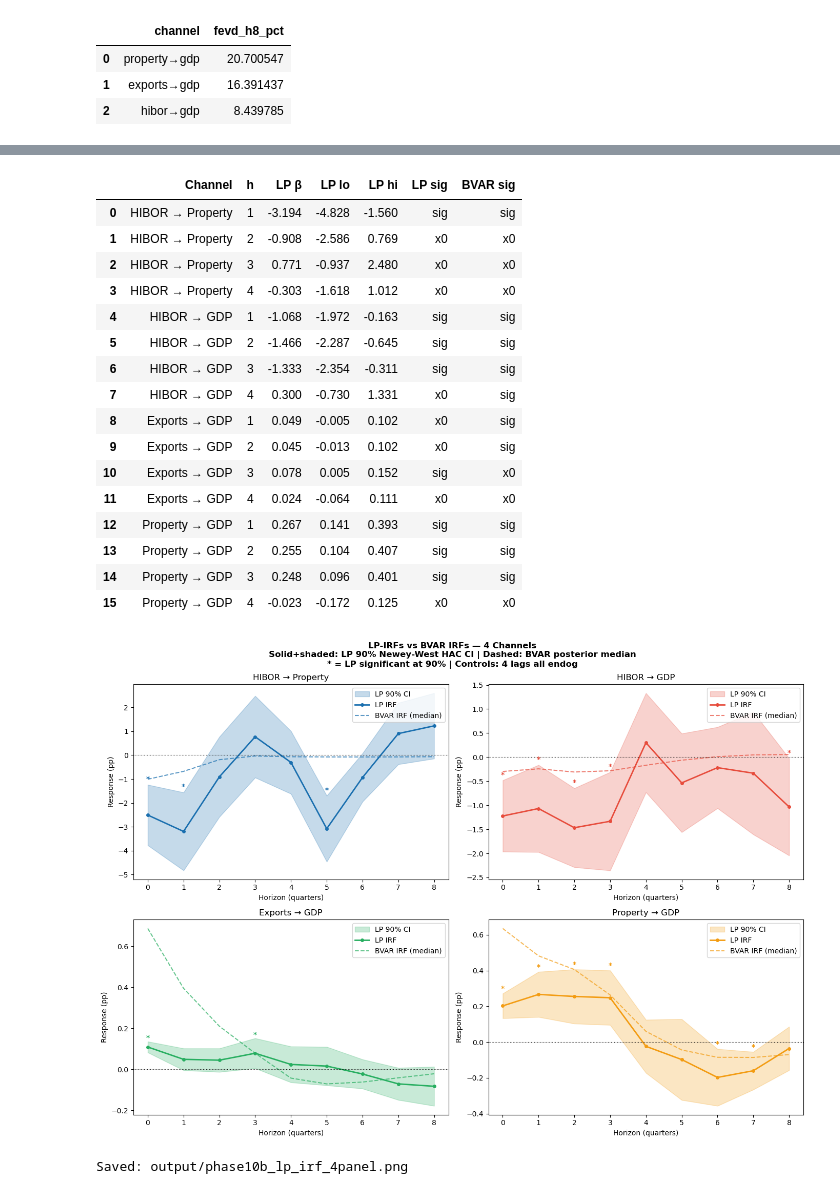
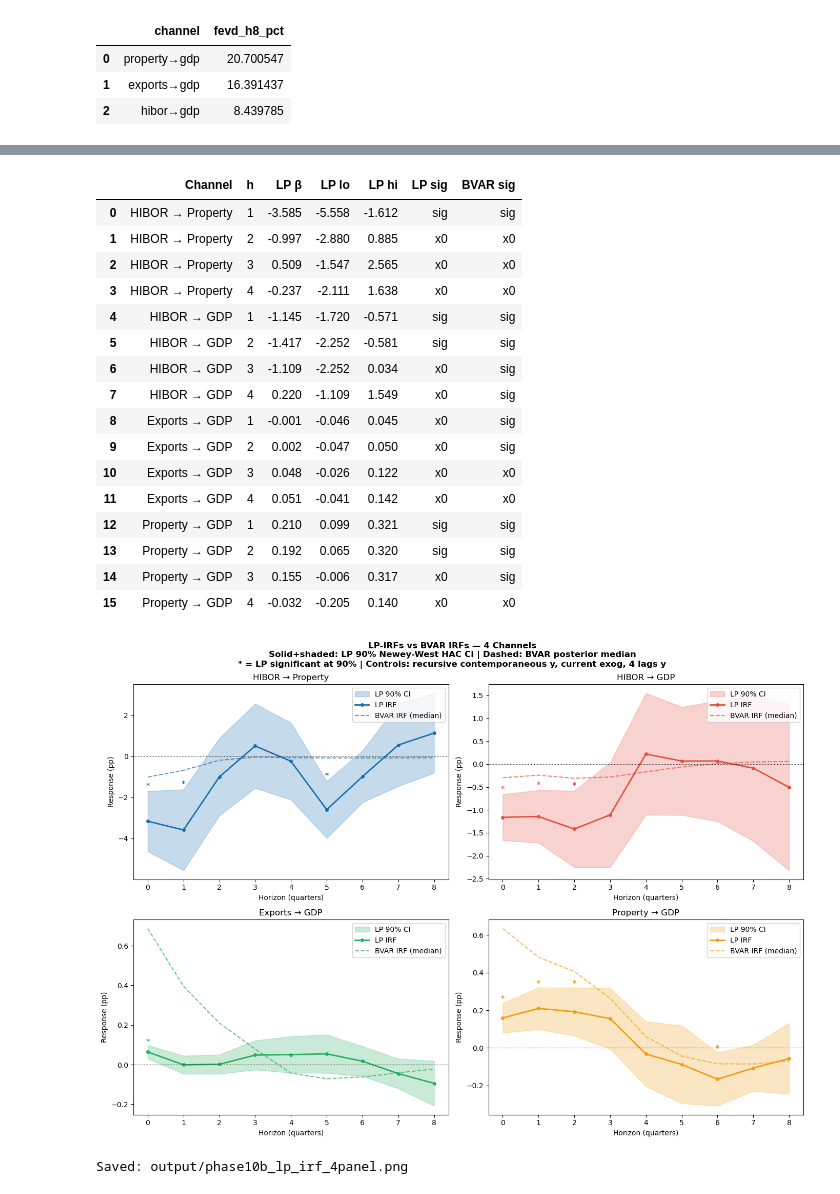
Before and after one commit to 4minutes-chung/Hong-Kong, a Jupyter notebook: HK_BVAR_Final.ipynb, the cells around one changed output, grey strips where cells are left out. Cells and saved outputs as stored; diff of their text form; code cells hidden in the pictures.

```diff
--- a/HK_BVAR_Final.ipynb
+++ b/HK_BVAR_Final.ipynb
@@ -399,14 +400,13 @@ def run_lp(shock_var, resp_var):
         n       = t_end - t_start
         y          = endog_arr[t_start + h : t_end + h, resp_i]
         shock      = endog_arr[t_start:t_end, shock_i]
-        ctrl_endog = np.hstack([endog_arr[t_start - lag : t_end - lag, :]
-                                for lag in range(1, LAGS + 1)])
-        ctrl_exog  = np.hstack([exog_arr_lp[t_start - lag : t_end - lag, :]
-                                for lag in range(1, LAGS + 1)])
+        ctrl_endog   = np.hstack([endog_arr[t_start - lag : t_end - lag, :]
+                                  for lag in range(1, LAGS + 1)])
+        current_exog = exog_arr_lp[t_start:t_end, :]
         parts = [np.ones((n, 1)), shock.reshape(-1, 1)]
         if contemp_idx:
             parts.append(endog_arr[t_start:t_end, contemp_idx].reshape(n, -1))
-        parts.extend([ctrl_endog, ctrl_exog])
+        parts.extend([current_exog, ctrl_endog])
         X_lp = np.hstack(parts)
         bw   = max(h + 1, int(n ** (1/3)))
         res  = OLS(y, X_lp).fit(cov_type='HAC',
@@ -445,22 +445,22 @@ for shock_var, resp_var, label, _ in lp_channels:
 display(pd.DataFrame(rows))
 # %% [output]
 |  | Channel | h | LP β | LP lo | LP hi | LP sig | BVAR sig |
-| 0 | HIBOR → Property | 1 | -3.194 | -4.828 | -1.560 | sig | sig |
-| 1 | HIBOR → Property | 2 | -0.908 | -2.586 | 0.769 | x0 | x0 |
-| 2 | HIBOR → Property | 3 | 0.771 | -0.937 | 2.480 | x0 | x0 |
-| 3 | HIBOR → Property | 4 | -0.303 | -1.618 | 1.012 | x0 | x0 |
-| 4 | HIBOR → GDP | 1 | -1.068 | -1.972 | -0.163 | sig | sig |
-| 5 | HIBOR → GDP | 2 | -1.466 | -2.287 | -0.645 | sig | sig |
-| 6 | HIBOR → GDP | 3 | -1.333 | -2.354 | -0.311 | sig | sig |
-| 7 | HIBOR → GDP | 4 | 0.300 | -0.730 | 1.331 | x0 | sig |
-| 8 | Exports → GDP | 1 | 0.049 | -0.005 | 0.102 | x0 | sig |
-| 9 | Exports → GDP | 2 | 0.045 | -0.013 | 0.102 | x0 | sig |
-| 10 | Exports → GDP | 3 | 0.078 | 0.005 | 0.152 | sig | x0 |
-| 11 | Exports → GDP | 4 | 0.024 | -0.064 | 0.111 | x0 | x0 |
-| 12 | Property → GDP | 1 | 0.267 | 0.141 | 0.393 | sig | sig |
-| 13 | Property → GDP | 2 | 0.255 | 0.104 | 0.407 | sig | sig |
-| 14 | Property → GDP | 3 | 0.248 | 0.096 | 0.401 | sig | sig |
-| 15 | Property → GDP | 4 | -0.023 | -0.172 | 0.125 | x0 | x0 |
+| 0 | HIBOR → Property | 1 | -3.585 | -5.558 | -1.612 | sig | sig |
+| 1 | HIBOR → Property | 2 | -0.997 | -2.880 | 0.885 | x0 | x0 |
+| 2 | HIBOR → Property | 3 | 0.509 | -1.547 | 2.565 | x0 | x0 |
+| 3 | HIBOR → Property | 4 | -0.237 | -2.111 | 1.638 | x0 | x0 |
+| 4 | HIBOR → GDP | 1 | -1.145 | -1.720 | -0.571 | sig | sig |
+| 5 | HIBOR → GDP | 2 | -1.417 | -2.252 | -0.581 | sig | sig |
+| 6 | HIBOR → GDP | 3 | -1.109 | -2.252 | 0.034 | x0 | sig |
+| 7 | HIBOR → GDP | 4 | 0.220 | -1.109 | 1.549 | x0 | sig |
+| 8 | Exports → GDP | 1 | -0.001 | -0.046 | 0.045 | x0 | sig |
+| 9 | Exports → GDP | 2 | 0.002 | -0.047 | 0.050 | x0 | sig |
+| 10 | Exports → GDP | 3 | 0.048 | -0.026 | 0.122 | x0 | x0 |
+| 11 | Exports → GDP | 4 | 0.051 | -0.041 | 0.142 | x0 | x0 |
+| 12 | Property → GDP | 1 | 0.210 | 0.099 | 0.321 | sig | sig |
+| 13 | Property → GDP | 2 | 0.192 | 0.065 | 0.320 | sig | sig |
+| 14 | Property → GDP | 3 | 0.155 | -0.006 | 0.317 | x0 | sig |
+| 15 | Property → GDP | 4 | -0.032 | -0.205 | 0.140 | x0 | x0 |
 # %%
 # LP-IRF 4-panel figure
 horizons = np.arange(H_MAX + 1)
@@ -472,33 +472,33 @@ for ax, (shock_var, resp_var, label, color) in zip(axes, lp_channels):
     imp_i  = idx[shock_var]
     resp_i = idx[resp_var]
 
     ax.fill_between(horizons, lo_arr, hi_arr, alpha=0.25, color=color, label='LP 90% CI')
     ax.plot(horizons, betas, color=color, lw=2, marker='o', ms=4, label='LP IRF')
     ax.plot(horizons, irf_bvar[resp_i, imp_i, :, 0],
             color=color, lw=1.5, ls='--', alpha=0.7, label='BVAR IRF (median)')
 
     for h in range(H_MAX + 1):
         if lo_arr[h] * hi_arr[h] > 0:
             ypos = hi_arr[h] + 0.02 * (hi_arr.max() - lo_arr.min())
             ax.annotate('*', (h, ypos), ha='center', color=color, fontweight='bold')
 
     ax.axhline(0, color='black', lw=0.8, ls=':')
     ax.set_title(label)
     ax.set_xlabel('Horizon (quarters)')
     ax.set_ylabel('Response (pp)')
     ax.set_xticks(horizons)
     ax.legend(loc='upper right')
 
 fig.suptitle(
     'LP-IRFs vs BVAR IRFs — 4 Channels\n'
     'Solid+shaded: LP 90% Newey-West HAC CI | Dashed: BVAR posterior median\n'
-    '* = LP significant at 90% | Controls: 4 lags all endog',
+    '* = LP significant at 90% | Controls: recursive contemporaneous y, current exog, 4 lags y',
     fontweight='bold'
 )
 plt.tight_layout()
 plt.savefig('output/phase10b_lp_irf_4panel.png', dpi=150, bbox_inches='tight')
 plt.show()
 print('Saved: output/phase10b_lp_irf_4panel.png')
 # %% [output]
-[figure, old version]
+[figure, new version]
 Saved: output/phase10b_lp_irf_4panel.png
```
Also changed, not shown: parts of 5 cells of this notebook, 12 other files.
